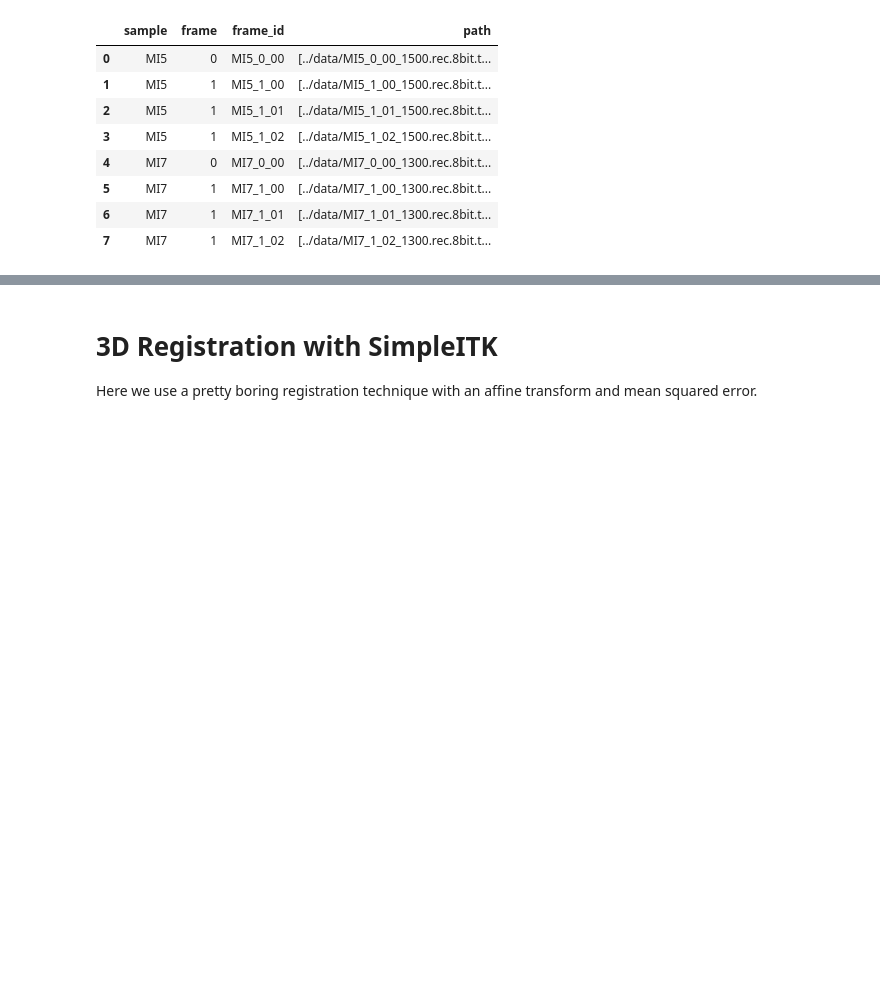
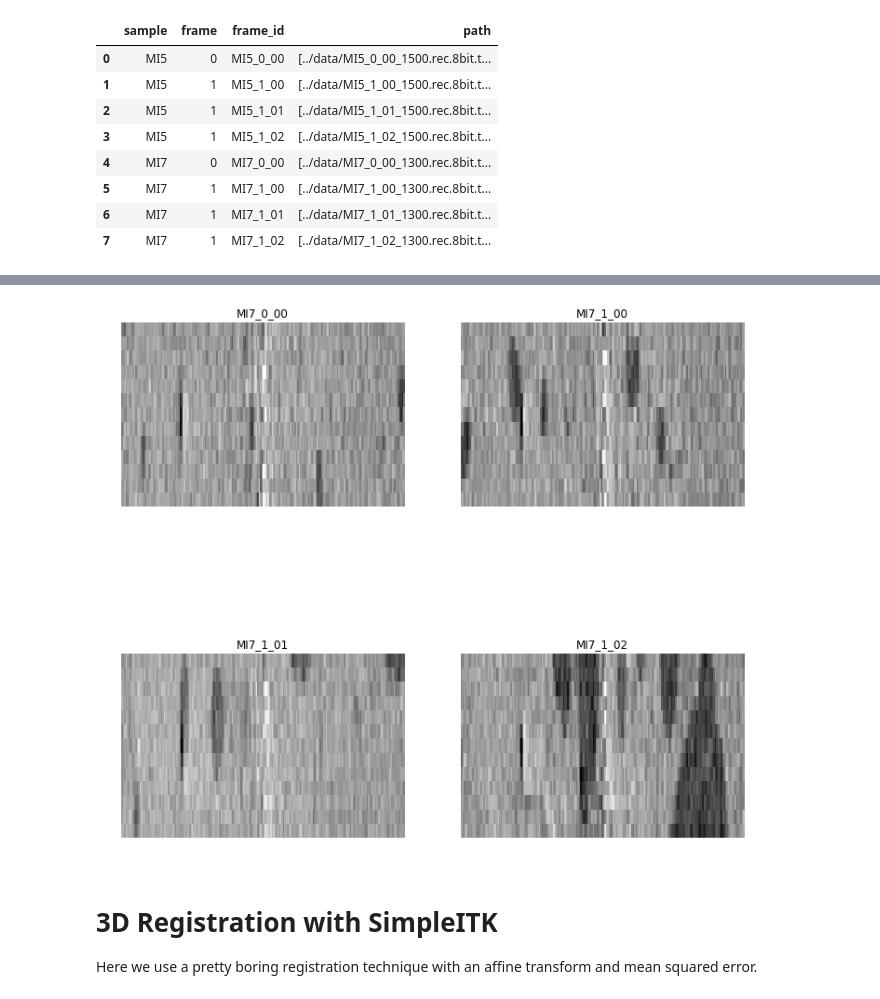
Before and after one commit to Sh4zKh4n/conduit_analysis, a Jupyter notebook: notebooks/3DRegistration.ipynb, the cells around one changed output, grey strips where cells are left out. Saved outputs shown, nothing was run; the diff lists cells and outputs as text; code cells hidden in the pictures; blank space fills up the shorter version.

```diff
--- a/notebooks/3DRegistration.ipynb
+++ b/notebooks/3DRegistration.ipynb
@@ -59,3 +58,12 @@ for (_, c_row), c_ax in zip(mi5_df.iterrows(), m_axs.flatten()):
+# %%
+fig, m_axs = plt.subplots(2,2, figsize = (12, 12))
+for (_, c_row), c_ax in zip(subset_df.iterrows(), m_axs.flatten()):
+    c_ax.imshow(c_row['volume'][:,c_row['volume'].shape[1]//2,:], cmap = 'gray')
+    c_ax.axis('off')
+    c_ax.set_aspect(10)
+    c_ax.set_title('{frame_id}'.format(**c_row))
+# %% [output]
+[figure, added]
 # %% [markdown]
 # 3D Registration with SimpleITK
 Here we use a pretty boring registration technique with an affine transform and mean squared error.
```
Also changed, not shown: parts of 8 cells of this notebook, 1 other file.
